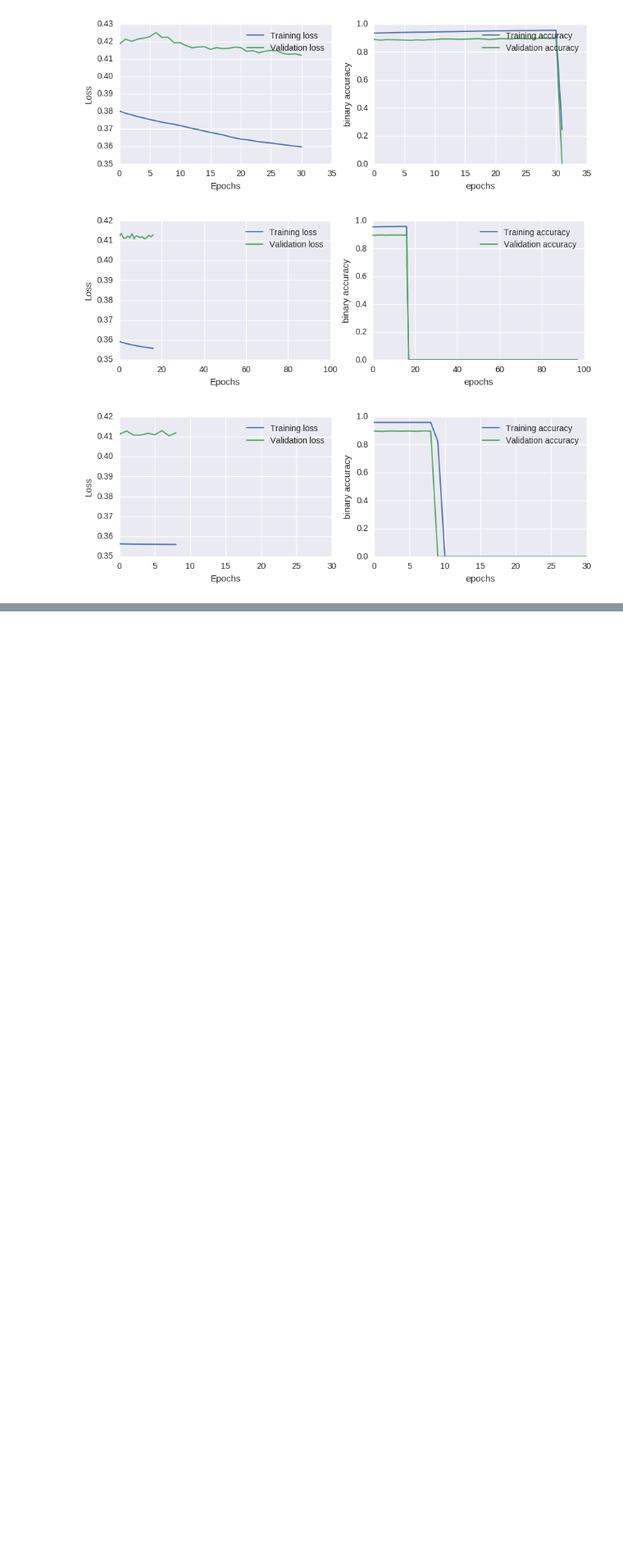
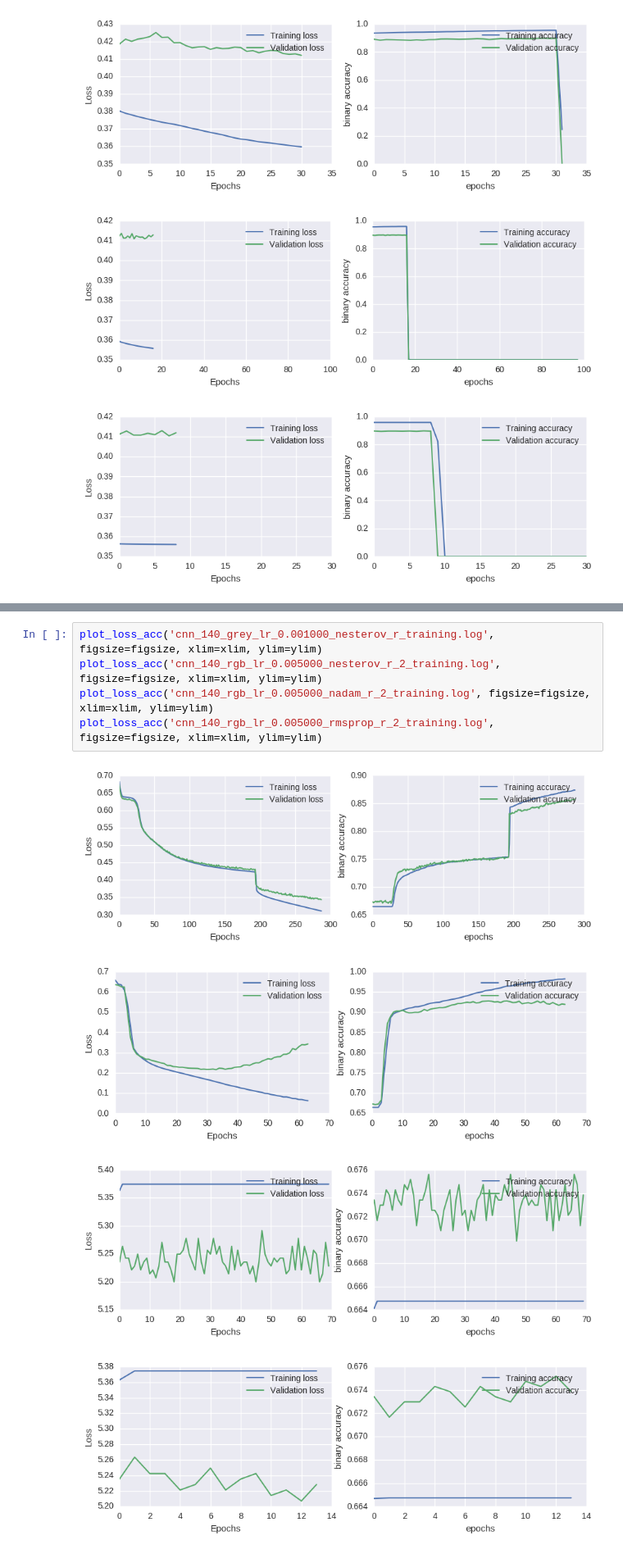
Before and after one commit to OpenGridMap/power-grid-detection, a Jupyter notebook: training/plot_training.ipynb, the cells around one changed output, grey strips where cells are left out. Shown at 82% size. Drawn from its saved outputs; the diff is of its cells as text; blank space fills up the shorter version.

```diff
--- a/training/plot_training.ipynb
+++ b/training/plot_training.ipynb
@@ -54,0 +64,10 @@ plot_loss_acc('cnn_140_grey_lr_0.001000_nesterov_3_training.log', figsize=figsiz
+# %%
+plot_loss_acc('cnn_140_grey_lr_0.001000_nesterov_r_training.log', figsize=figsize, xlim=xlim, ylim=ylim)
+plot_loss_acc('cnn_140_rgb_lr_0.005000_nesterov_r_2_training.log', figsize=figsize, xlim=xlim, ylim=ylim)
+plot_loss_acc('cnn_140_rgb_lr_0.005000_nadam_r_2_training.log', figsize=figsize, xlim=xlim, ylim=ylim)
+plot_loss_acc('cnn_140_rgb_lr_0.005000_rmsprop_r_2_training.log', figsize=figsize, xlim=xlim, ylim=ylim)
+# %% [output]
+[figure, added]
+[figure, added]
+[figure, added]
+[figure, added]
```
Also changed, not shown: parts of 12 cells of this notebook, 45 other files.
